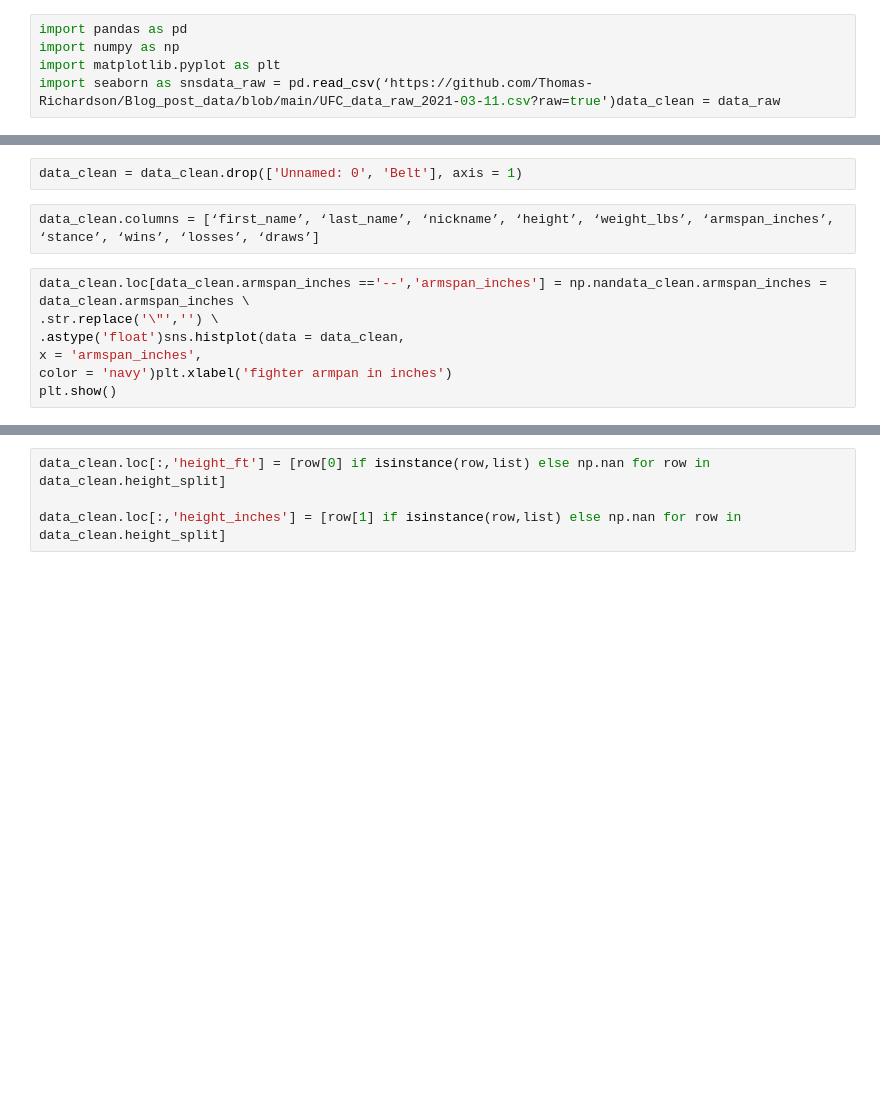
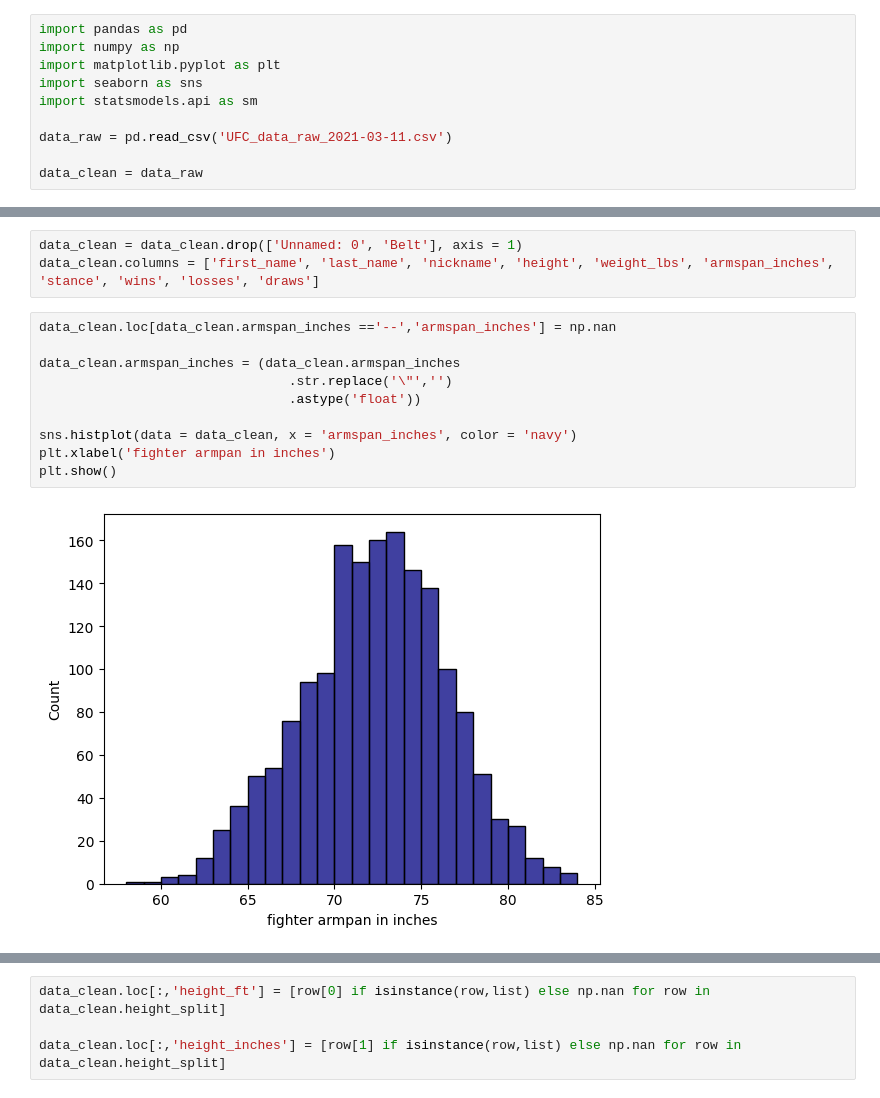
Before and after one commit to Thomas-Richardson/arm_length_MMA_python, a Jupyter notebook: analysis.ipynb, the cells around one changed output, grey strips where cells are left out. Drawn from its saved outputs; the diff is of its cells as text; blank space fills up the shorter version.

Commit message:
Added data and cleaned up nb

```diff
--- a/analysis.ipynb
+++ b/analysis.ipynb
@@ -2,4 +2,9 @@
 import pandas as pd
 import numpy as np
 import matplotlib.pyplot as plt
-import seaborn as snsdata_raw = pd.read_csv(‘https://github.com/Thomas-Richardson/Blog_post_data/blob/main/UFC_data_raw_2021-03-11.csv?raw=true')data_clean = data_raw
+import seaborn as sns
+import statsmodels.api as sm
+
+data_raw = pd.read_csv('UFC_data_raw_2021-03-11.csv')
+
+data_clean = data_raw
@@ -12,12 +53,16 @@ data_clean.info()
 # %%
 data_clean = data_clean.drop(['Unnamed: 0', 'Belt'], axis = 1)
+data_clean.columns = ['first_name', 'last_name', 'nickname', 'height', 'weight_lbs', 'armspan_inches', 'stance', 'wins', 'losses', 'draws']
-# %%
-data_clean.columns = [‘first_name’, ‘last_name’, ‘nickname’, ‘height’, ‘weight_lbs’, ‘armspan_inches’, ‘stance’, ‘wins’, ‘losses’, ‘draws’]
 # %%
-data_clean.loc[data_clean.armspan_inches =='--','armspan_inches'] = np.nandata_clean.armspan_inches = data_clean.armspan_inches \
-.str.replace('\"','') \
-.astype('float')sns.histplot(data = data_clean,
-x = 'armspan_inches',
-color = 'navy')plt.xlabel('fighter armpan in inches')
+data_clean.loc[data_clean.armspan_inches =='--','armspan_inches'] = np.nan
+
+data_clean.armspan_inches = (data_clean.armspan_inches
+                                .str.replace('\"','')
+                                .astype('float'))
+
+sns.histplot(data = data_clean, x = 'armspan_inches', color = 'navy')
+plt.xlabel('fighter armpan in inches')
 plt.show()
+# %% [output]
+[figure, added]
 # %%
```
Also changed, not shown: parts of 24 cells of this notebook, 1 other file.
